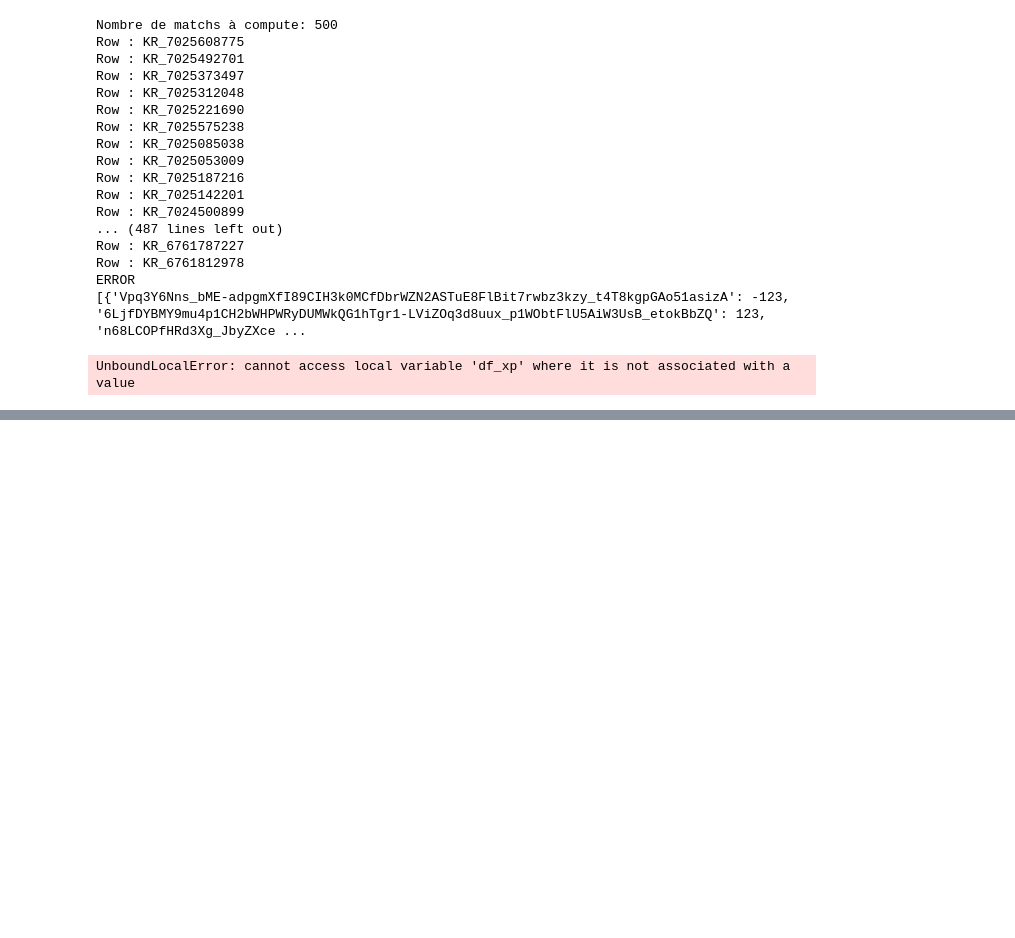
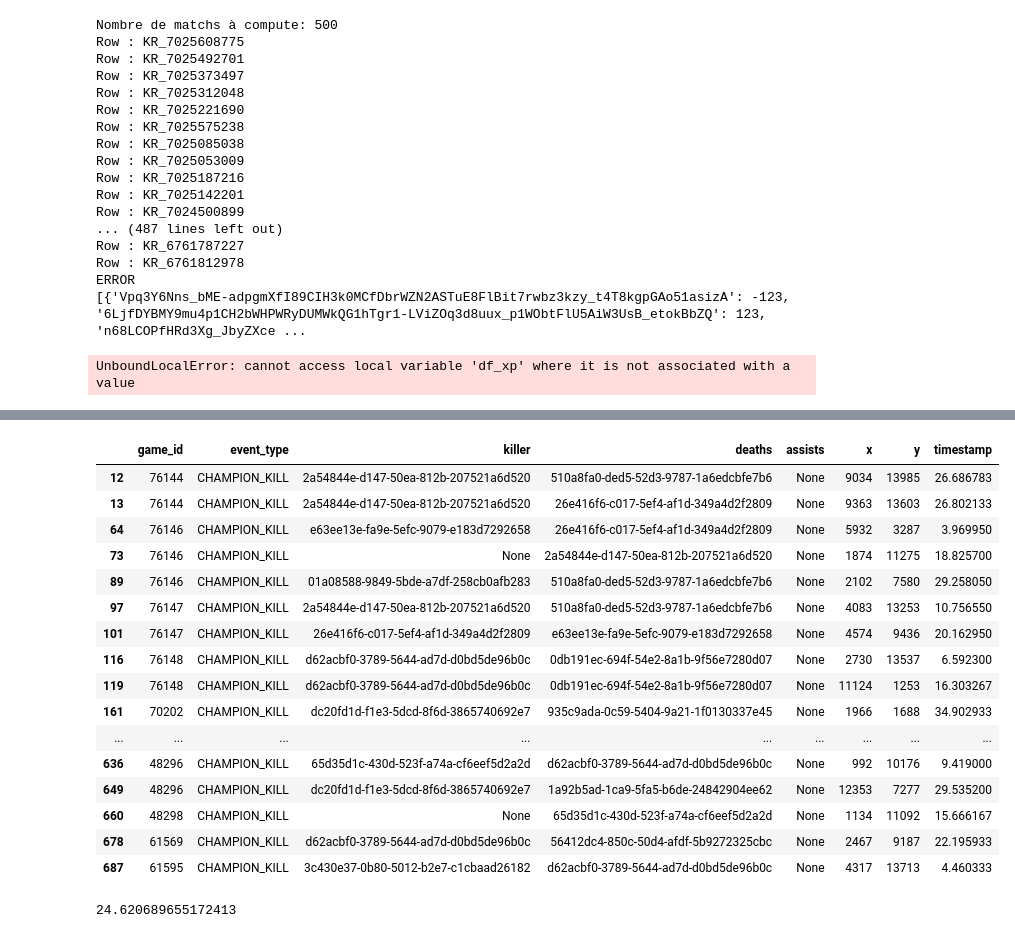
Before and after one commit to AntoninEfrei/RTR-Combine-, a Jupyter notebook: explo_combine.ipynb, the cells around one changed output, grey strips where cells are left out. Saved outputs shown, nothing was run; the diff lists cells and outputs as text; code cells hidden in the pictures; blank space fills up the shorter version.

```diff
--- a/explo_combine.ipynb
+++ b/explo_combine.ipynb
@@ -570,3 +570,34 @@ ERROR
 UnboundLocalError: cannot access local variable 'df_xp' where it is not associated with a value
 # %%
 # match error : KR_6761812978
+# %%
+import json
+import pandas as pd
+with open('list_game_timeline_geng_compet.json', 'r') as file:
+    list_game_timeline_geng_compet = json.load(file)
+with open('list_game_end_geng_compet.json', 'r') as file:
+    list_game_end_geng_compet = json.load(file)
+# %%
+list_dict = []
+list_bug = []
+for game in list_game_end_geng_compet:
+    dict = {}
+    list_partipants_id = []
+    list_puuid = []
+    dict['game_id'] = game['gameId']
+    for participants in game['participants']:
+
+        list_partipants_id.append(participants['participantId'])
+        try:
+            list_puuid.append(participants['puuid'])
+        except KeyError:
+
+            list_bug.append(game['gameId'])
+            dict['puuids'] = None
+    dict['participant_ids'] = list_partipants_id
+    dict['puuids'] = list_puuid
+
+
+    list_dict.append(dict)
+df_id_puuid = pd.DataFrame(list_dict)
+len(set(list(list_bug)))
@@ -572,0 +685,20 @@ UnboundLocalError: cannot access local variable 'df_xp' where it is not associat
+# %%
+df_events[df_events.isna().any(axis = 1)]
+# %% [output]
+|  | game_id | event_type | killer | deaths | assists | x | y | timestamp |
+| 12 | 76144 | CHAMPION_KILL | 2a54844e-d147-50ea-812b-207521a6d520 | 510a8fa0-ded5-52d3-9787-1a6edcbfe7b6 | None | 9034 | 13985 | 26.686783 |
+| 13 | 76144 | CHAMPION_KILL | 2a54844e-d147-50ea-812b-207521a6d520 | 26e416f6-c017-5ef4-af1d-349a4d2f2809 | None | 9363 | 13603 | 26.802133 |
+| 64 | 76146 | CHAMPION_KILL | e63ee13e-fa9e-5efc-9079-e183d7292658 | 26e416f6-c017-5ef4-af1d-349a4d2f2809 | None | 5932 | 3287 | 3.969950 |
+| 73 | 76146 | CHAMPION_KILL | None | 2a54844e-d147-50ea-812b-207521a6d520 | None | 1874 | 11275 | 18.825700 |
+| 89 | 76146 | CHAMPION_KILL | 01a08588-9849-5bde-a7df-258cb0afb283 | 510a8fa0-ded5-52d3-9787-1a6edcbfe7b6 | None | 2102 | 7580 | 29.258050 |
+| 97 | 76147 | CHAMPION_KILL | 2a54844e-d147-50ea-812b-207521a6d520 | 510a8fa0-ded5-52d3-9787-1a6edcbfe7b6 | None | 4083 | 13253 | 10.756550 |
+| 101 | 76147 | CHAMPION_KILL | 26e416f6-c017-5ef4-af1d-349a4d2f2809 | e63ee13e-fa9e-5efc-9079-e183d7292658 | None | 4574 | 9436 | 20.162950 |
+| 116 | 76148 | CHAMPION_KILL | d62acbf0-3789-5644-ad7d-d0bd5de96b0c | 0db191ec-694f-54e2-8a1b-9f56e7280d07 | None | 2730 | 13537 | 6.592300 |
+| 119 | 76148 | CHAMPION_KILL | d62acbf0-3789-5644-ad7d-d0bd5de96b0c | 0db191ec-694f-54e2-8a1b-9f56e7280d07 | None | 11124 | 1253 | 16.303267 |
+| 161 | 70202 | CHAMPION_KILL | dc20fd1d-f1e3-5dcd-8f6d-3865740692e7 | 935c9ada-0c59-5404-9a21-1f0130337e45 | None | 1966 | 1688 | 34.902933 |
+| ... | ... | ... | ... | ... | ... | ... | ... | ... |
+| 636 | 48296 | CHAMPION_KILL | 65d35d1c-430d-523f-a74a-cf6eef5d2a2d | d62acbf0-3789-5644-ad7d-d0bd5de96b0c | None | 992 | 10176 | 9.419000 |
+| 649 | 48296 | CHAMPION_KILL | dc20fd1d-f1e3-5dcd-8f6d-3865740692e7 | 1a92b5ad-1ca9-5fa5-b6de-24842904ee62 | None | 12353 | 7277 | 29.535200 |
+| 660 | 48298 | CHAMPION_KILL | None | 65d35d1c-430d-523f-a74a-cf6eef5d2a2d | None | 1134 | 11092 | 15.666167 |
+| 678 | 61569 | CHAMPION_KILL | d62acbf0-3789-5644-ad7d-d0bd5de96b0c | 56412dc4-850c-50d4-afdf-5b9272325cbc | None | 2467 | 9187 | 22.195933 |
+| 687 | 61595 | CHAMPION_KILL | 3c430e37-0b80-5012-b2e7-c1cbaad26182 | d62acbf0-3789-5644-ad7d-d0bd5de96b0c | None | 4317 | 13713 | 4.460333 |
@@ -572,0 +707,4 @@ UnboundLocalError: cannot access local variable 'df_xp' where it is not associat
+# %%
+714 / 29
+# %% [output]
+24.620689655172413
```
Also changed, not shown: parts of 5 cells of this notebook, 4 other files.
